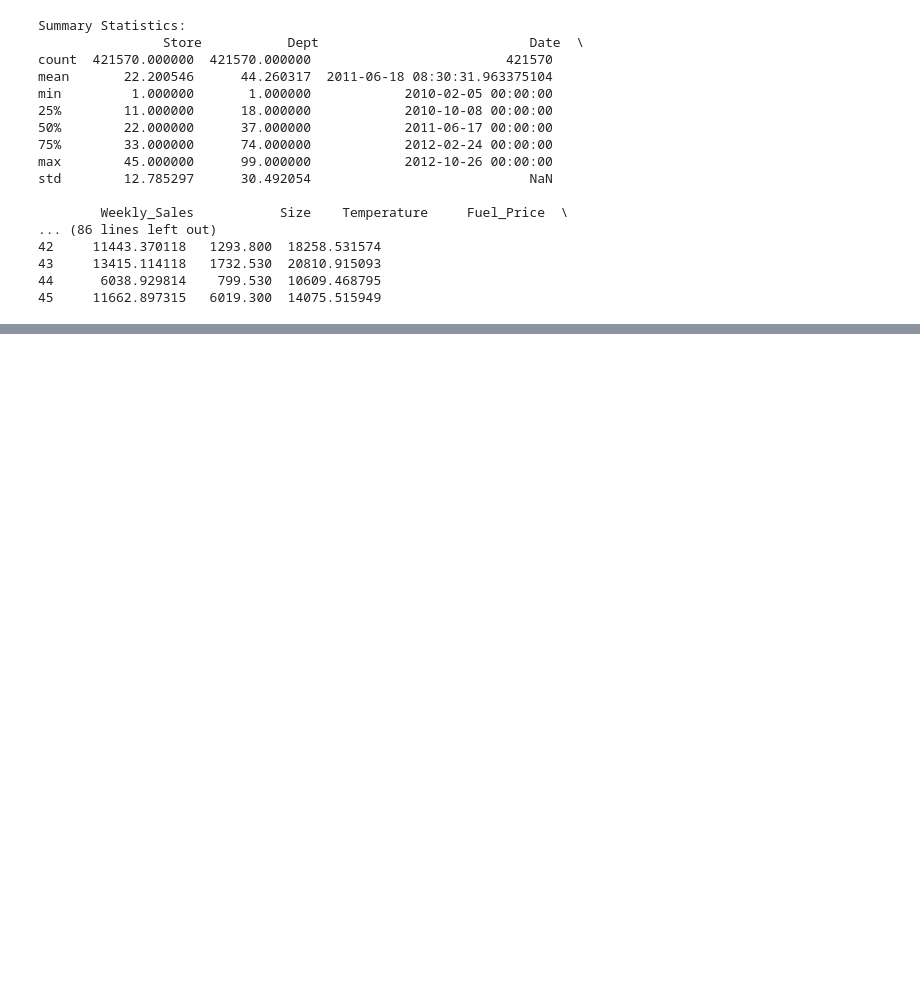
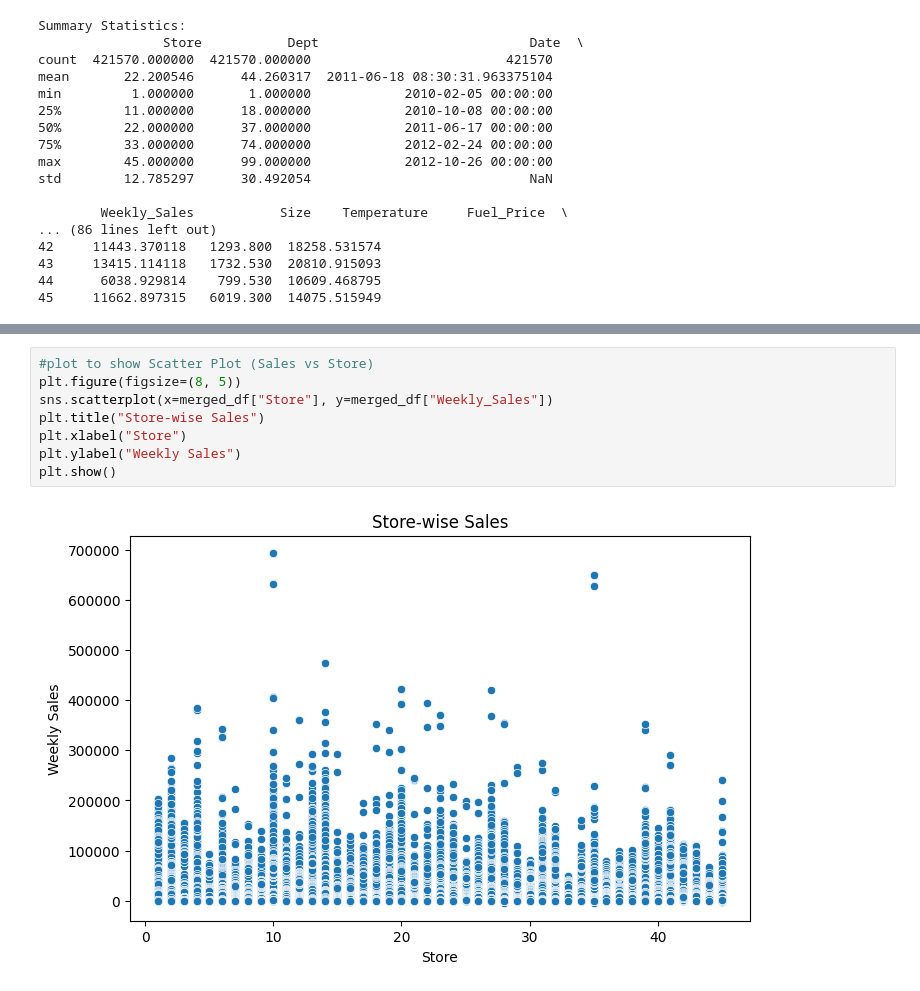
Before and after one commit to rithin99/Product_EDA, a Jupyter notebook: notebooks/EDA_sales_data.ipynb, the cells around one changed output, grey strips where cells are left out. Drawn from its saved outputs; the diff is of its cells as text; blank space fills up the shorter version.

```diff
--- a/notebooks/EDA_sales_data.ipynb
+++ b/notebooks/EDA_sales_data.ipynb
@@ -152,0 +216,10 @@ std        12.785297      30.492054                            NaN
+# %%
+#plot to show Scatter Plot (Sales vs Store)
+plt.figure(figsize=(8, 5))
+sns.scatterplot(x=merged_df["Store"], y=merged_df["Weekly_Sales"])
+plt.title("Store-wise Sales")
+plt.xlabel("Store")
+plt.ylabel("Weekly Sales")
+plt.show()
+# %% [output]
+[figure, added]
```
Also changed, not shown: parts of 6 cells of this notebook.
